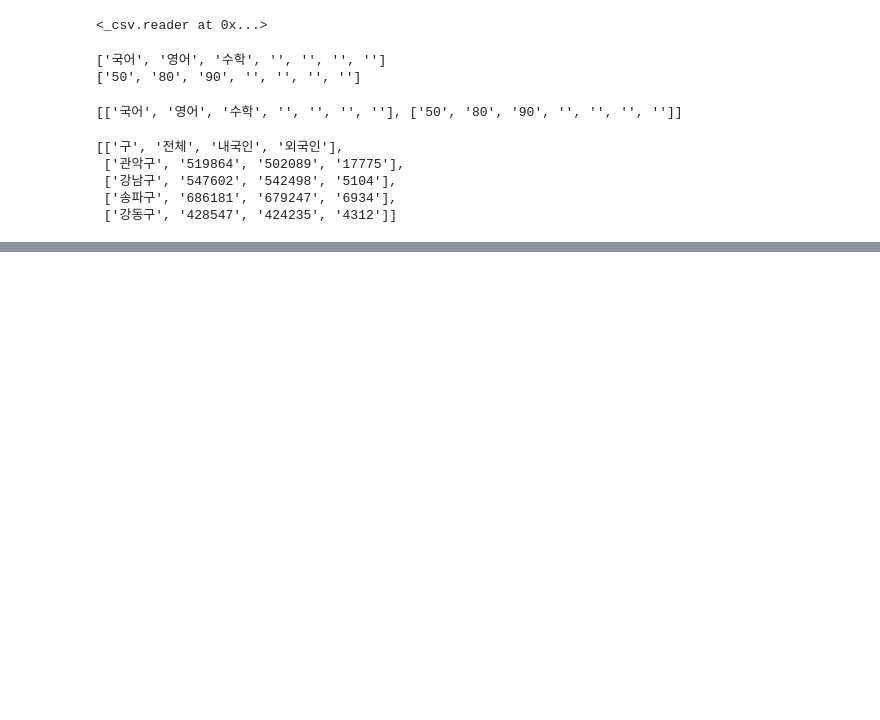
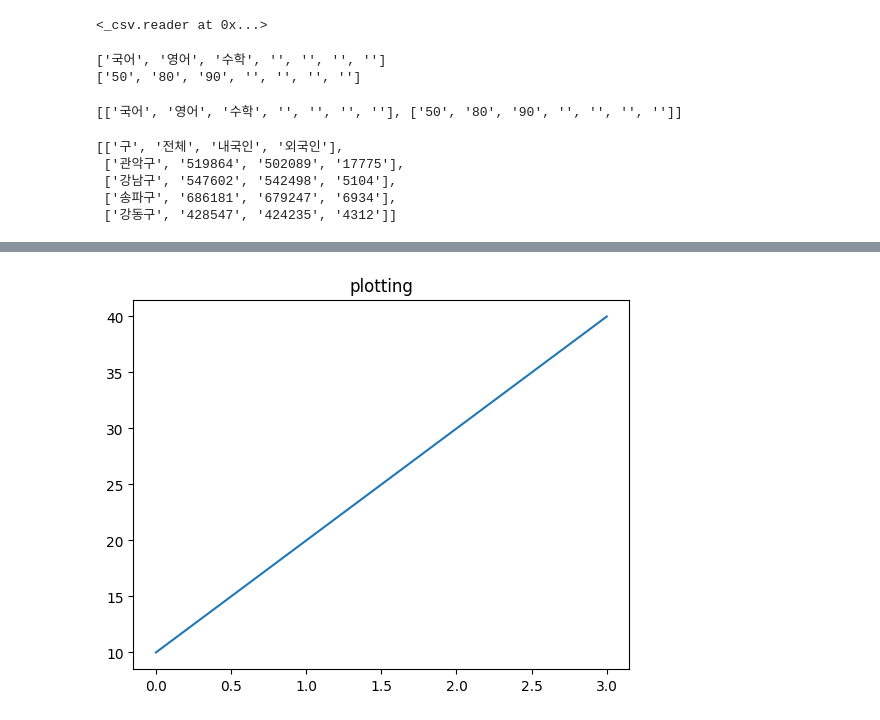
Before and after one commit to Haaahm/DA_School_1, a Jupyter notebook: 정리노트/0508_CSV파일_다루기_파이썬_심화.ipynb, the cells around one changed output, grey strips where cells are left out. Saved outputs shown, nothing was run; the diff lists cells and outputs as text; code cells hidden in the pictures; blank space fills up the shorter version.

```diff
--- a/정리노트/0508_CSV파일_다루기_파이썬_심화.ipynb
+++ b/정리노트/0508_CSV파일_다루기_파이썬_심화.ipynb
@@ -383,0 +1042,8 @@ writecsv('new_abc.csv', b)
+# %%
+# 그래프 이름 넣기
+
+plt.title('plotting')#그래프의 타이틀
+plt.plot([10,20,30,40])
+plt.show()
+# %% [output]
+[figure, added]
```
Also changed, not shown: parts of 79 cells of this notebook.
